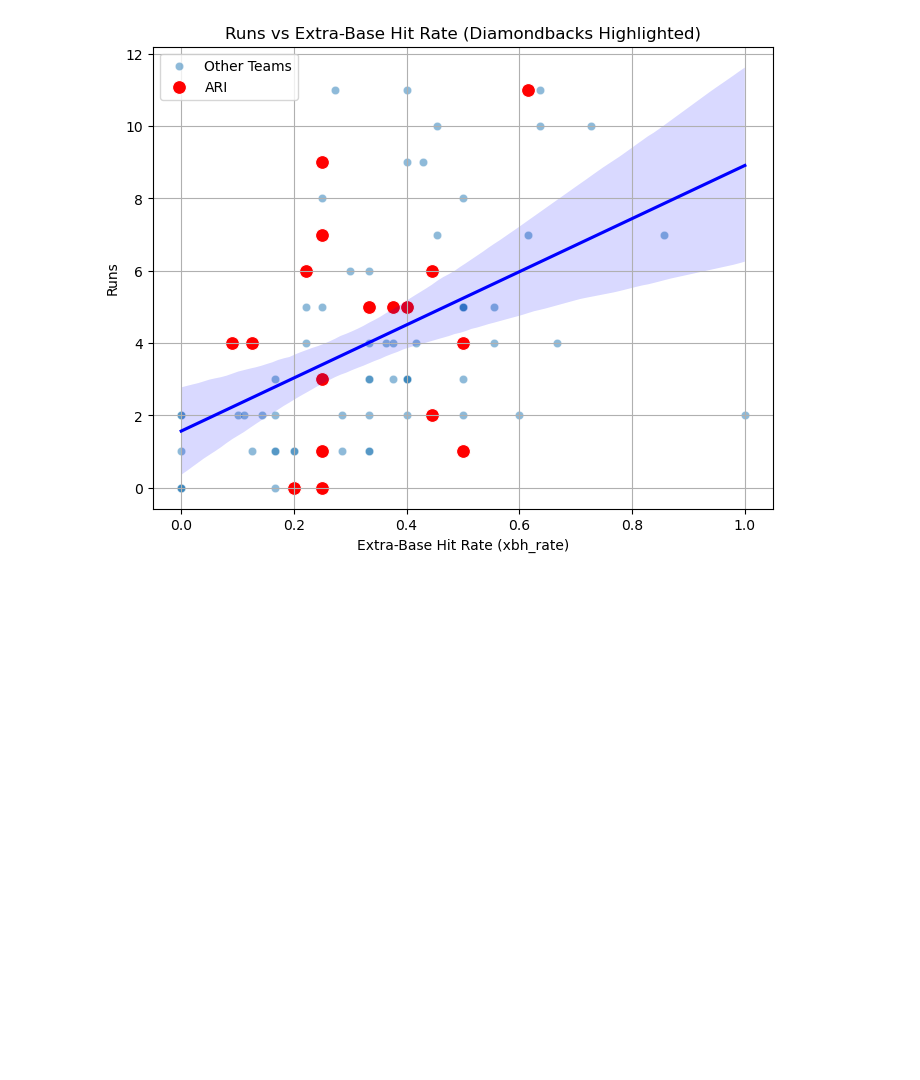
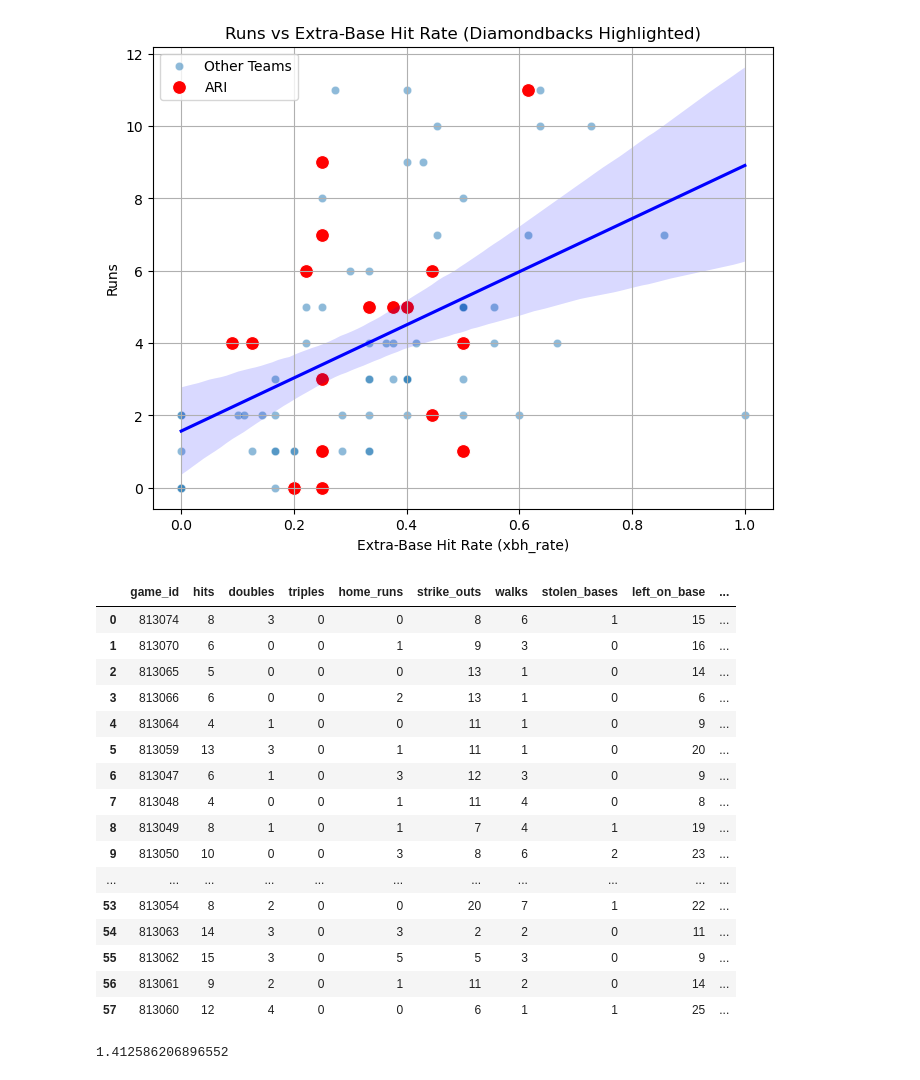
Before and after one commit to gesantel/MLBPS23, a Jupyter notebook: MLB23_PS_Offense.ipynb, the cells around one changed output. Cells and saved outputs as stored; diff of their text form; code cells hidden in the pictures; blank space fills up the shorter version.

Commit message:
adding 25data and updating big ipynb file for 25 data comparison

```diff
--- a/MLB23_PS_Offense.ipynb
+++ b/MLB23_PS_Offense.ipynb
@@ -269,3 +269,28 @@ plt.show()
 # %% [output]
 [figure]
 [figure]
+# %%
+data2= pd.read_csv('mlb25_ps_offense.csv')
+# %%
+y_25 = data2.runs
+X_25 = data2.drop(['runs'], axis = 1)
+# %%
+X_25
+# %% [output]
+|  | game_id | hits | doubles | triples | home_runs | strike_outs | walks | stolen_bases | left_on_base | ... |
+| 0 | 813074 | 8 | 3 | 0 | 0 | 8 | 6 | 1 | 15 | ... |
+| 1 | 813070 | 6 | 0 | 0 | 1 | 9 | 3 | 0 | 16 | ... |
+| 2 | 813065 | 5 | 0 | 0 | 0 | 13 | 1 | 0 | 14 | ... |
+| 3 | 813066 | 6 | 0 | 0 | 2 | 13 | 1 | 0 | 6 | ... |
+| 4 | 813064 | 4 | 1 | 0 | 0 | 11 | 1 | 0 | 9 | ... |
+| 5 | 813059 | 13 | 3 | 0 | 1 | 11 | 1 | 0 | 20 | ... |
+| 6 | 813047 | 6 | 1 | 0 | 3 | 12 | 3 | 0 | 9 | ... |
+| 7 | 813048 | 4 | 0 | 0 | 1 | 11 | 4 | 0 | 8 | ... |
+| 8 | 813049 | 8 | 1 | 0 | 1 | 7 | 4 | 1 | 19 | ... |
+| 9 | 813050 | 10 | 0 | 0 | 3 | 8 | 6 | 2 | 23 | ... |
+| ... | ... | ... | ... | ... | ... | ... | ... | ... | ... | ... |
+| 53 | 813054 | 8 | 2 | 0 | 0 | 20 | 7 | 1 | 22 | ... |
+| 54 | 813063 | 14 | 3 | 0 | 3 | 2 | 2 | 0 | 11 | ... |
+| 55 | 813062 | 15 | 3 | 0 | 5 | 5 | 3 | 0 | 9 | ... |
+| 56 | 813061 | 9 | 2 | 0 | 1 | 11 | 2 | 0 | 14 | ... |
+| 57 | 813060 | 12 | 4 | 0 | 0 | 6 | 1 | 1 | 25 | ... |
@@ -271,0 +299,4 @@ plt.show()
+# %%
+mean_absolute_error(y_25, pred2)
+# %% [output]
+1.412586206896552
```
Also changed, not shown: parts of 6 cells of this notebook, 1 other file.
